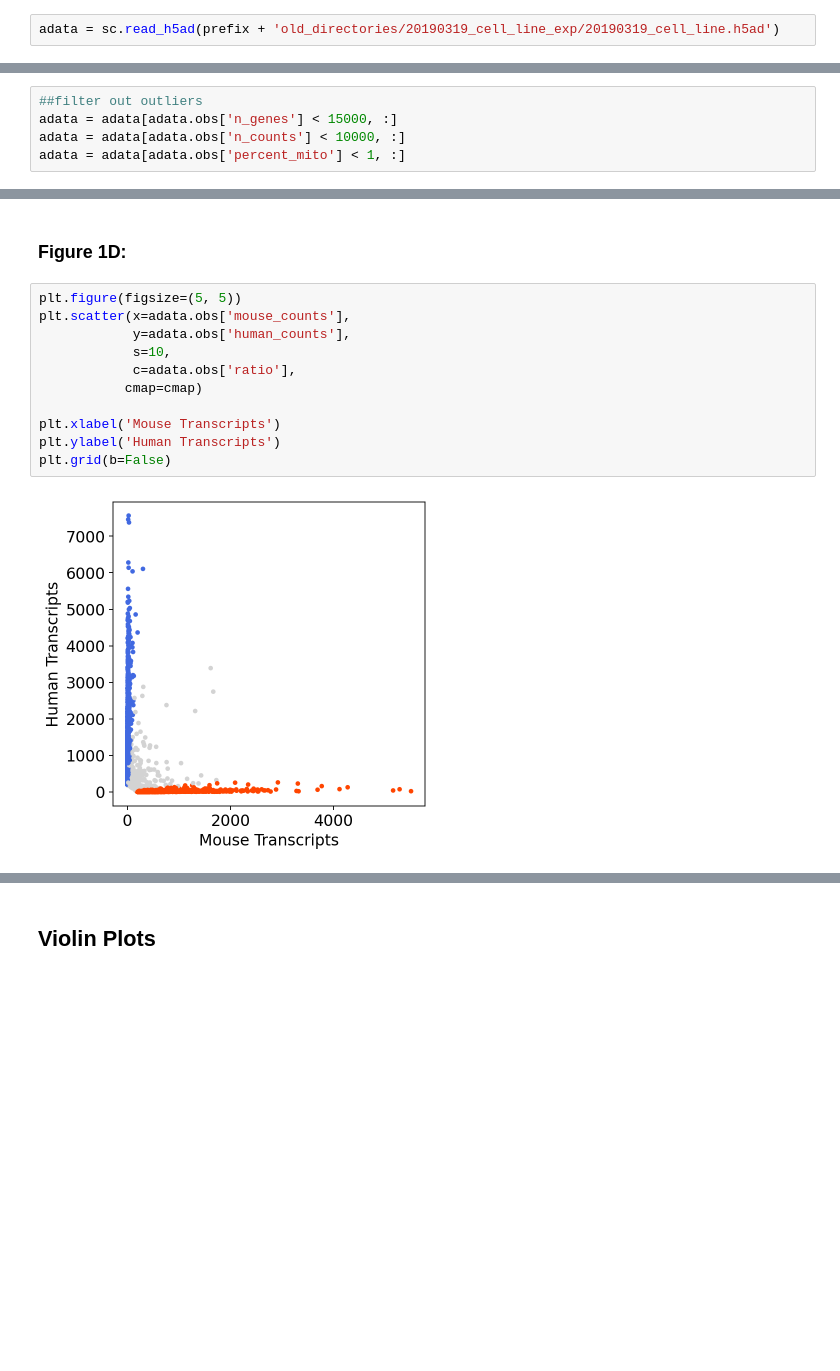
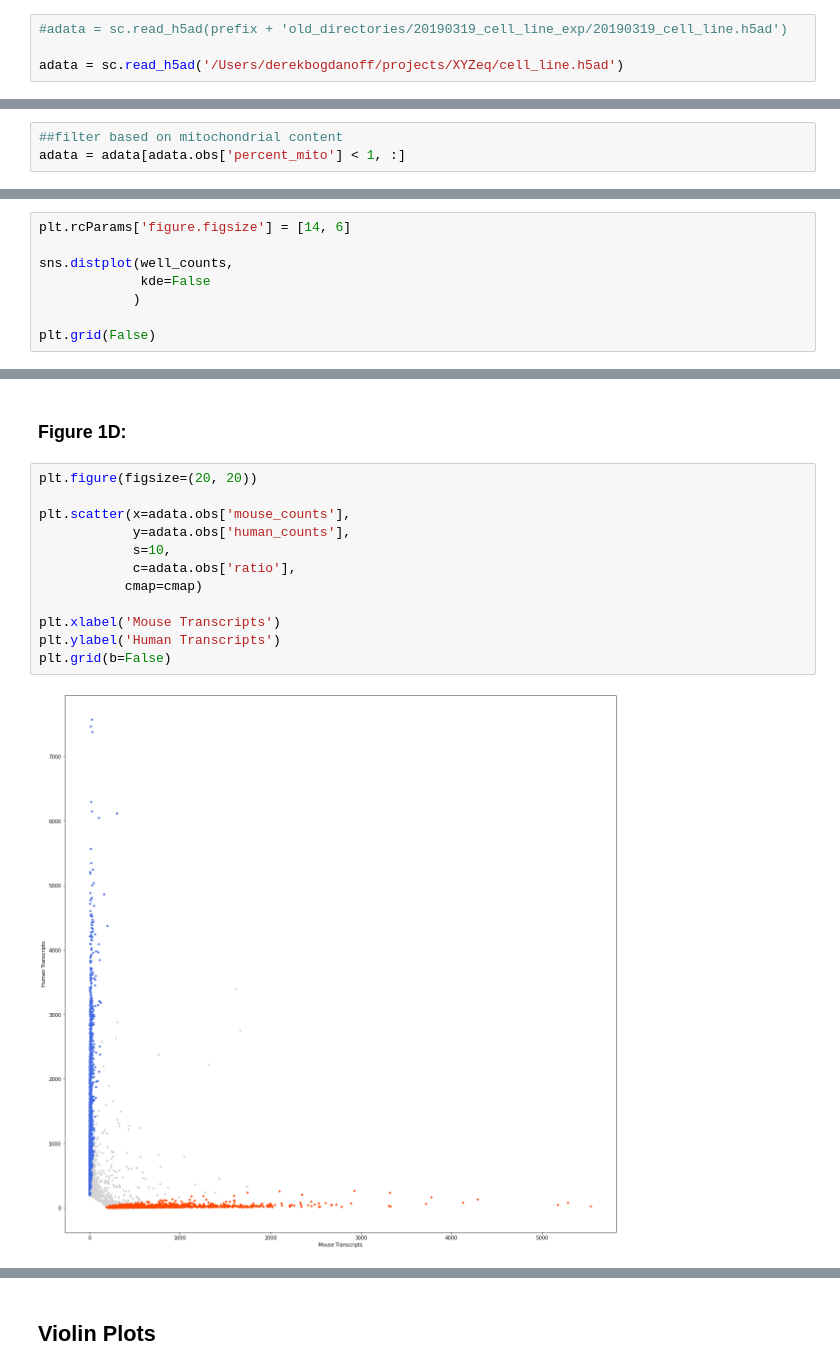
Before and after one commit to yelabucsf/spatial, a Jupyter notebook: notebooks/figures/XYZeq_fig1.ipynb, the cells around one changed output, grey strips where cells are left out. Cells and saved outputs as stored; diff of their text form; blank space fills up the shorter version.

```diff
--- a/notebooks/figures/XYZeq_fig1.ipynb
+++ b/notebooks/figures/XYZeq_fig1.ipynb
@@ -65,4 +60,6 @@ _GH:_ Instead, loading in the h5ad. @Derek should upload the original files to B
 # %% [markdown]
 ## Load Matrix and Filter
 # %%
-adata = sc.read_h5ad(prefix + 'old_directories/20190319_cell_line_exp/20190319_cell_line.h5ad')
+#adata = sc.read_h5ad(prefix + 'old_directories/20190319_cell_line_exp/20190319_cell_line.h5ad')
+
+adata = sc.read_h5ad('/Users/derekbogdanoff/projects/XYZeq/cell_line.h5ad')
@@ -104,5 +86,3 @@ sc.pl.violin(adata, ['n_counts', 'n_genes', 'percent_mito'], jitter=0.4, multi_p
 # %%
-##filter out outliers
-adata = adata[adata.obs['n_genes'] < 15000, :]
-adata = adata[adata.obs['n_counts'] < 10000, :]
+##filter based on mitochondrial content
 adata = adata[adata.obs['percent_mito'] < 1, :]
@@ -117,0 +92,8 @@ plt.tight_layout()
+# %%
+plt.rcParams['figure.figsize'] = [14, 6]
+
+sns.distplot(well_counts,
+             kde=False
+            )
+
+plt.grid(False)
@@ -149,18 +133,19 @@ adata.obs['cell_call']=adata.obs.apply(lambda counts: cell_call(counts), axis=1)
 # %% [markdown]
 ### Figure 1D:
 # %%
-plt.figure(figsize=(5, 5))
+plt.figure(figsize=(20, 20))
+
 plt.scatter(x=adata.obs['mouse_counts'],
             y=adata.obs['human_counts'],
             s=10,
             c=adata.obs['ratio'],
            cmap=cmap)
 
 plt.xlabel('Mouse Transcripts')
 plt.ylabel('Human Transcripts')
 plt.grid(b=False)
 # %% [output]
-[figure, old version]
+[figure, new version]
 # %%
 adata.obs['cell_call'].value_counts()
 # %% [output]
```
Also changed, not shown: parts of 37 cells of this notebook.
